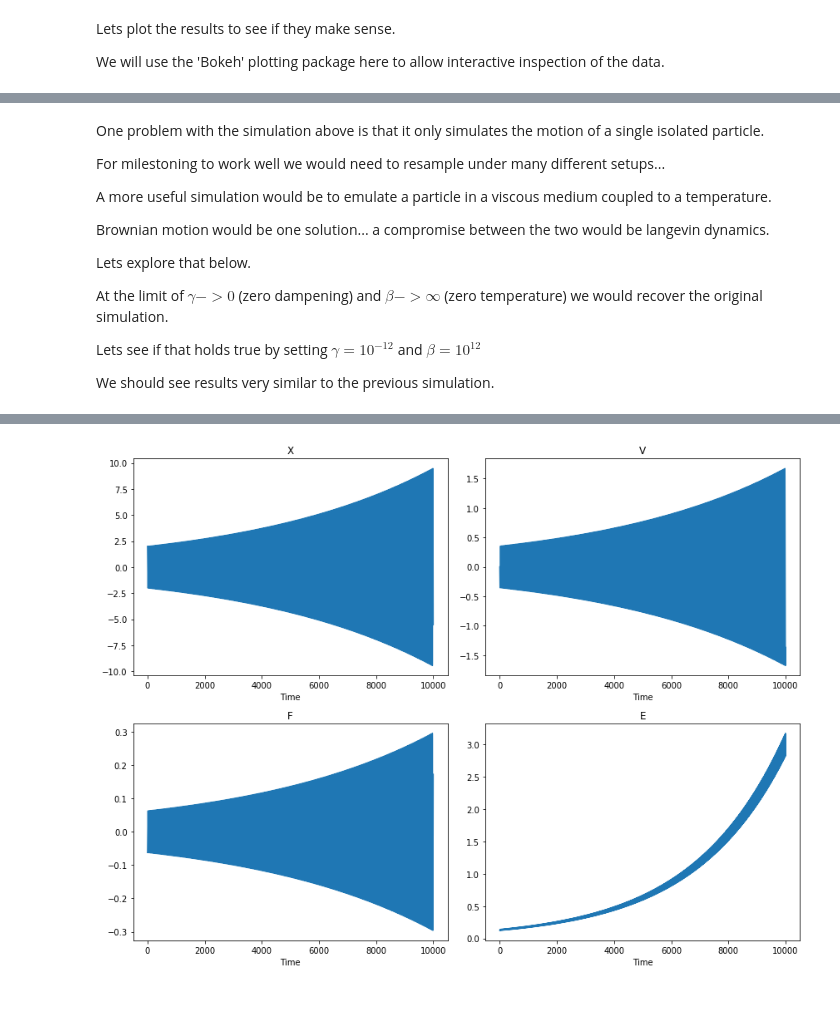
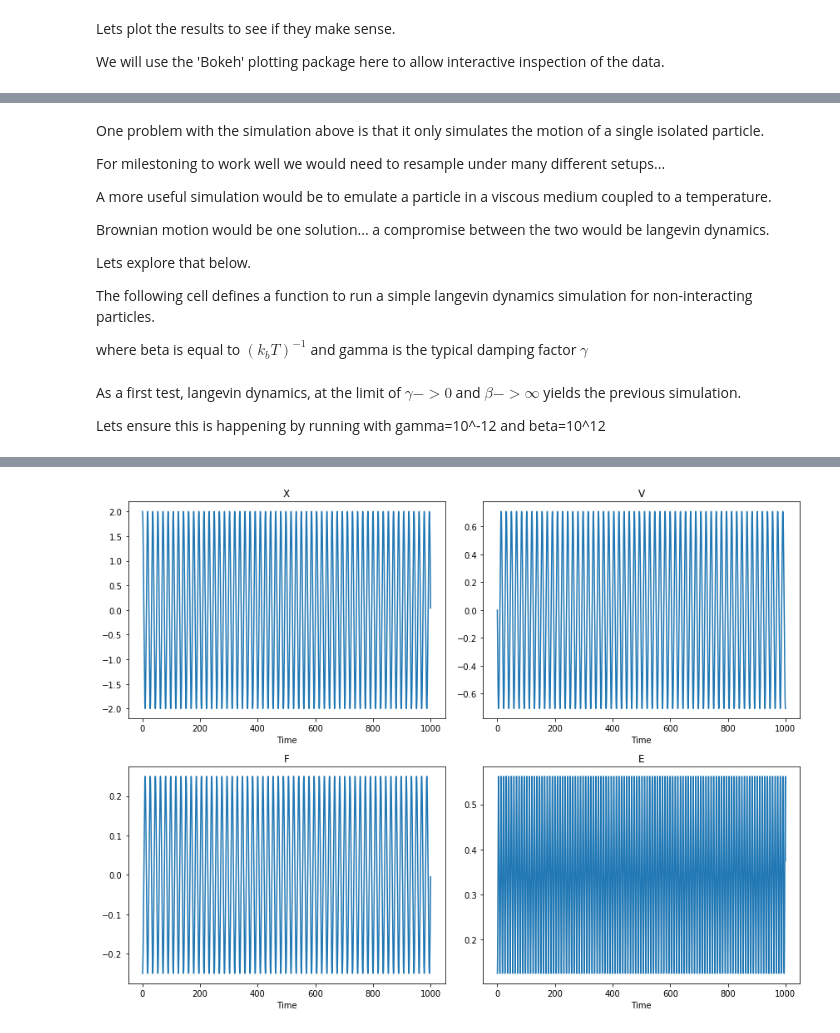
Before and after one commit to wesleymsmith/Milestoning_Analysis, a Jupyter notebook: Well_Test_Sim.ipynb, the cells around one changed output, grey strips where cells are left out. Saved outputs shown, nothing was run; the diff lists cells and outputs as text; code cells hidden in the pictures; blank space fills up the shorter version.

Commit message:
Ran milestoning analysis in python for md test case

```diff
--- a/Well_Test_Sim.ipynb
+++ b/Well_Test_Sim.ipynb
@@ -14,7 +14,7 @@ We will need to define functions for both the potential and its derivative.
 xVals=np.linspace(-10,10,100)
 potFun=lambda x: (x/4.0)**2
 
-potDer=lambda x: -x/(2*4.0**2)
+potDer=lambda x: -2*x/(4.0**2)
 
 yVals=potFun(xVals)
 
@@ -280,11 +288,9 @@ Brownian motion would be one solution... a compromise between the two would be l
 
 Lets explore that below.
 
-At the limit of $\gamma->0$ (zero dampening) and $\beta->\infty$ (zero temperature) we would recover the original simulation.
+The following cell defines a function to run a simple langevin dynamics simulation for non-interacting particles.
 
-Lets see if that holds true by setting $\gamma=10^{-12}$ and $\beta=10^{12}$
-
-We should see results very similar to the previous simulation.
+where beta is equal to $(k_bT)^{-1}$ and gamma is the typical damping factor $\gamma$
 # %%
 def run_sim_lvd(xinit,vinit,fFun,pFun,nsteps,dt=.001,
                 beta=1,gamma=1):
@@ -299,7 +305,7 @@ def run_sim_lvd(xinit,vinit,fFun,pFun,nsteps,dt=.001,
     fvals[0]=fFun(xinit)
 
     vfac0=np.exp(-gamma*dt/2)
-    vfac1=(1-np.exp(-gamma*dt/2))/gamma
+    vfac1=(1-vfac0)/gamma
     vfac2=np.sqrt(2*gamma/beta)*np.sqrt((1-np.exp(-gamma*dt))/(2*gamma))
 
     fi=fFun(xi)
@@ -307,8 +313,9 @@ def run_sim_lvd(xinit,vinit,fFun,pFun,nsteps,dt=.001,
     for iStep in tqdm.tqdm_notebook(np.arange(nsteps-1)):
         #vph=damped_velocity+codamped_force+impulse
         vph=vi*vfac0+fi*vfac1+zi*vfac2
+
         xp=xi+dt*vph
-        fp=fFun(xi)
+        fp=fFun(xp)
         zp=np.random.normal()
         vp=vph*vfac0+fp*vfac1+zp*vfac2
 
@@ -323,25 +330,29 @@ def run_sim_lvd(xinit,vinit,fFun,pFun,nsteps,dt=.001,
         zi=zp
     Evals[-1]=3./4.*(pFun(xvals[-1])+vvals[-1]**2)
     return (xvals,vvals,fvals,Evals)
+# %% [markdown]
+As a first test, langevin dynamics, at the limit of $\gamma->0$ and $\beta->\infty$ yields the previous simulation.
+
+Lets ensure this is happening by running with gamma=10^-12 and beta=10^12
 # %%
 ts=.01
-simDat_lvd=run_sim_lvd(2.0,0.0,potDer,potFun,1000000,dt=ts,
-                   gamma=10**-6,beta=10**14)
+simDat_lvd=run_sim_lvd(2.0,0.0,potDer,potFun,100000,dt=ts,
+                   gamma=10**-12,beta=10**12)
 times=np.arange(len(simDat_lvd[0]))*ts
 fig,axs=plt.subplots(2,2)
 fig.set_figheight(9)
 fig.set_figwidth(12)
 setNames=["X","V","F","E"]
 for iSet,dataSet in enumerate(simDat_lvd):
     ax=axs.flat[iSet]
     ax.plot(times,dataSet)
     ax.set_xlabel("Time")
     ax.set_title(setNames[iSet])
 plt.tight_layout()
 plt.show()
 # %% [output]
 [interactive output not drawn]
-[figure, old version]
+[figure, new version]
 # %%
 xhist=np.histogram(simDat_lvd[0],
                    bins=21,
```
Also changed, not shown: parts of 16 cells of this notebook, 3 other files.
